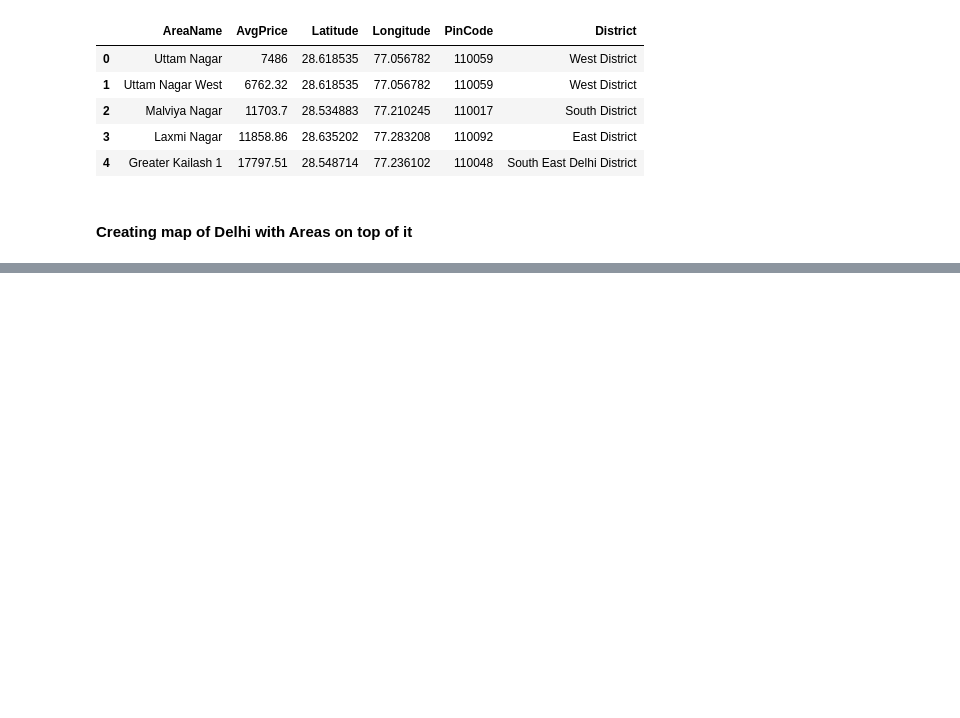
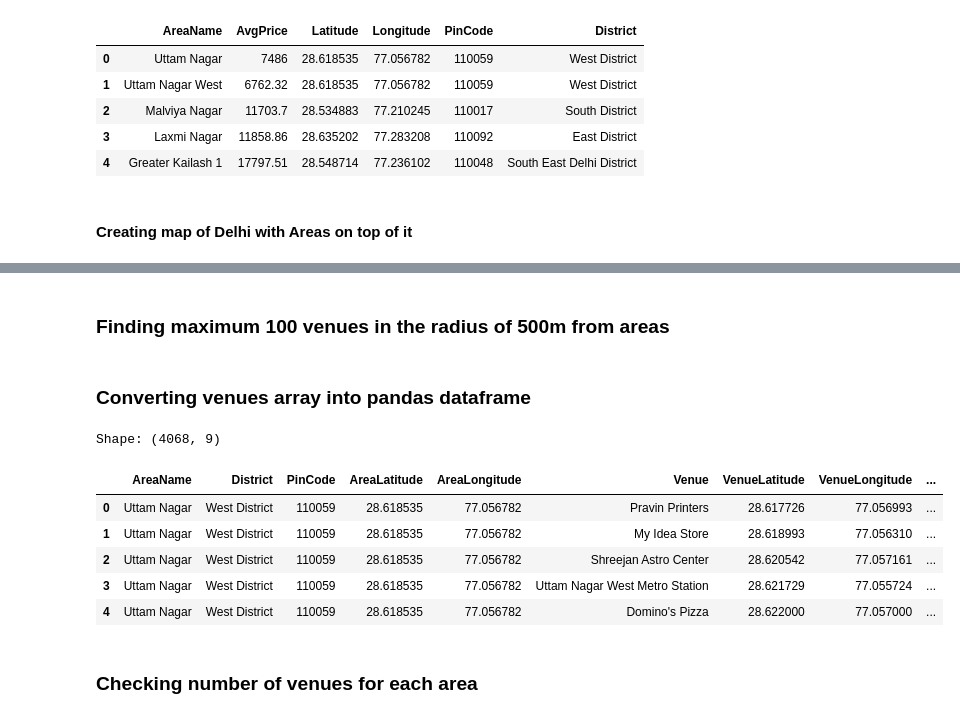
Before and after one commit to abhishek-shrm/Coursera_Capstone, a Jupyter notebook: data-analysis-delhi.ipynb, the cells around one changed output, grey strips where cells are left out. Cells and saved outputs as stored; diff of their text form; code cells hidden in the pictures; blank space fills up the shorter version.

```diff
--- a/data-analysis-delhi.ipynb
+++ b/data-analysis-delhi.ipynb
@@ -284,0 +258,50 @@ df.to_csv('area_lat_long.csv')
+# %% [markdown]
+### Finding maximum 100 venues in the radius of 500m from areas
+# %%
+CLIENT_ID = '0DWHJ05IBVSSZLFJBNYMJ0VRVZXSDG15UWQWJXMVUL1CRC4X' # your Foursquare ID
+CLIENT_SECRET = '3S4WZFTO204JYQX0Z1F4SW02WBZBAETWT5ULBMBA143FDH14' # your Foursquare Secret
+VERSION = '20191019' # Foursquare API version
+
+radius = 500
+LIMIT = 100
+
+venues = []
+
+for lat,lng,area,pin,dist in zip(df['Latitude'],df['Longitude'],df['AreaName'],df['PinCode'],df['District']) :
+    url = "https://api.foursquare.com/v2/venues/explore?client_id={}&client_secret={}&v={}&ll={},{}&radius={}&limit={}".format(
+        CLIENT_ID,
+        CLIENT_SECRET,
+        VERSION,
+        lat,
+        lng,
+        radius,
+        LIMIT)
+
+    results = requests.get(url).json()["response"]['groups'][0]['items']
+
+    for venue in results:
+        venues.append((
+            area,
+            dist,
+            pin,
+            lat,
+            lng,
+            venue['venue']['name'],
+            venue['venue']['location']['lat'],
+            venue['venue']['location']['lng'],
+            venue['venue']['categories'][0]['name']))
+# %% [markdown]
+### Converting venues array into pandas dataframe
+# %%
+venues_df=pd.DataFrame(venues)
+venues_df.columns=['AreaName','District','PinCode','AreaLatitude','AreaLongitude','Venue','VenueLatitude','VenueLongitude','VenueCategory']
+print('Shape:',venues_df.shape)
+venues_df.head()
+# %% [output]
+Shape: (4068, 9)
+|  | AreaName | District | PinCode | AreaLatitude | AreaLongitude | Venue | VenueLatitude | VenueLongitude | ... |
+| 0 | Uttam Nagar | West District | 110059 | 28.618535 | 77.056782 | Pravin Printers | 28.617726 | 77.056993 | ... |
+| 1 | Uttam Nagar | West District | 110059 | 28.618535 | 77.056782 | My Idea Store | 28.618993 | 77.056310 | ... |
+| 2 | Uttam Nagar | West District | 110059 | 28.618535 | 77.056782 | Shreejan Astro Center | 28.620542 | 77.057161 | ... |
+| 3 | Uttam Nagar | West District | 110059 | 28.618535 | 77.056782 | Uttam Nagar West Metro Station | 28.621729 | 77.055724 | ... |
+| 4 | Uttam Nagar | West District | 110059 | 28.618535 | 77.056782 | Domino's Pizza | 28.622000 | 77.057000 | ... |
@@ -284,0 +311,2 @@ df.to_csv('area_lat_long.csv')
+# %% [markdown]
+### Checking number of venues for each area
```
Also changed, not shown: parts of 25 cells of this notebook, 4 other files.
